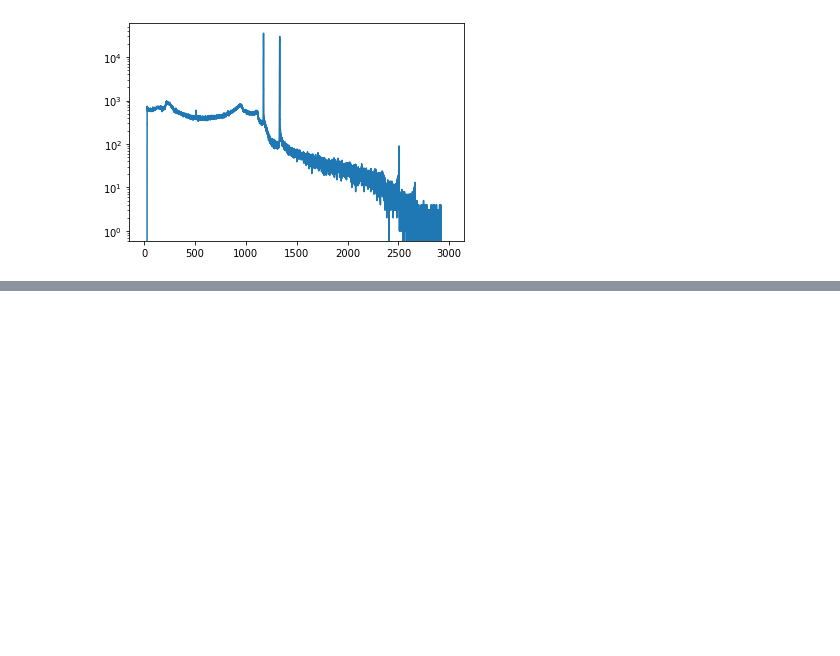
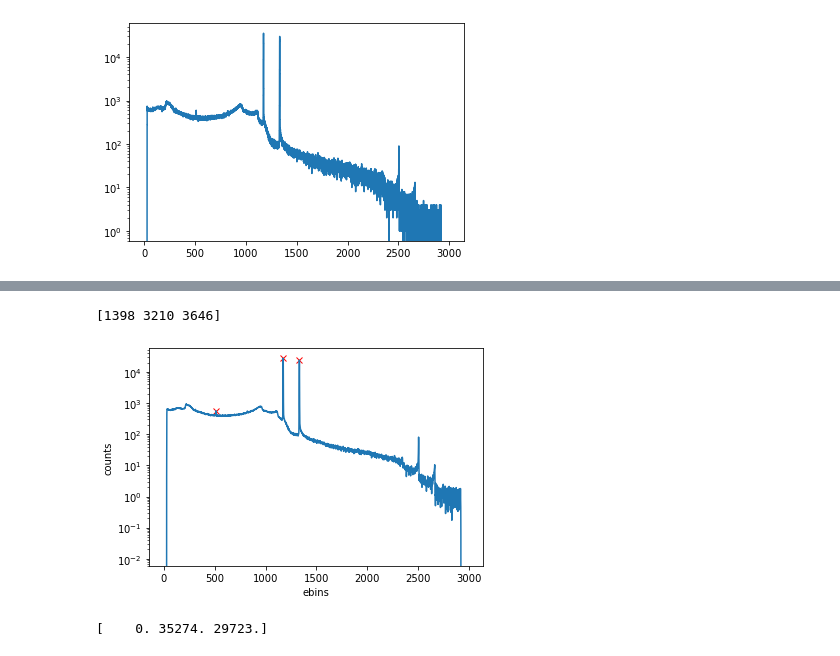
Before and after one commit to py1sl/gamma_spec_analysis, a Jupyter notebook: peak_find_testing.ipynb, the cells around one changed output, grey strips where cells are left out. Drawn from its saved outputs; the diff is of its cells as text; code cells hidden in the pictures; blank space fills up the shorter version.

```diff
--- a/peak_find_testing.ipynb
+++ b/peak_find_testing.ipynb
@@ -15,0 +31,32 @@ ga.plot_spec(counts, erg=ebins)
+# %%
+def sp_peak_finder(x, prominence, wlen):
+
+    sf = ga.five_point_smooth(x)
+    smooth = np.array(sf)
+    sf2 = ga.five_point_smooth(smooth)
+    smooth2 = np.array(sf2)
+    peaks,_ = find_peaks(sf2, prominence = prominence, wlen = wlen)
+
+    return(smooth2, peaks)
+
+def peak_identifier(smooth_counts, ebins, peaks):
+    plt.plot(ebins[peaks], smooth_counts[peaks], "xr"); plt.plot(ebins, smooth_counts)
+    plt.xlabel('ebins')
+    plt.ylabel('counts')
+    plt.yscale('log')
+    plt.show
+
+smoothed_counts_sp, peaks_sp = sp_peak_finder(counts, 90, 10)
+print(peaks_sp)
+
+plot_sp = peak_identifier(smoothed_counts_sp, ebins, peaks_sp)
+# %% [output]
+[1398 3210 3646]
+[figure, added]
+# %%
+proms = peak_prominences(counts, peaks_sp)[0]
+print(proms)
+
+#why is the first one zero? surely if it was 0 it wouldnt show up when i put the prominence to be at least 90??
+# %% [output]
+[    0. 35274. 29723.]
```
Also changed, not shown: parts of 17 cells of this notebook, 4 other files.
